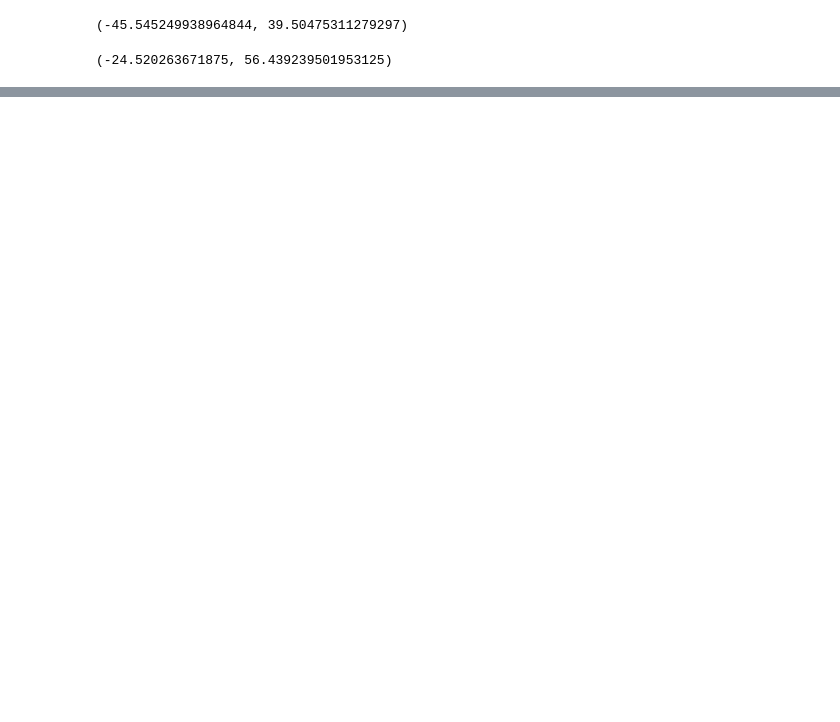
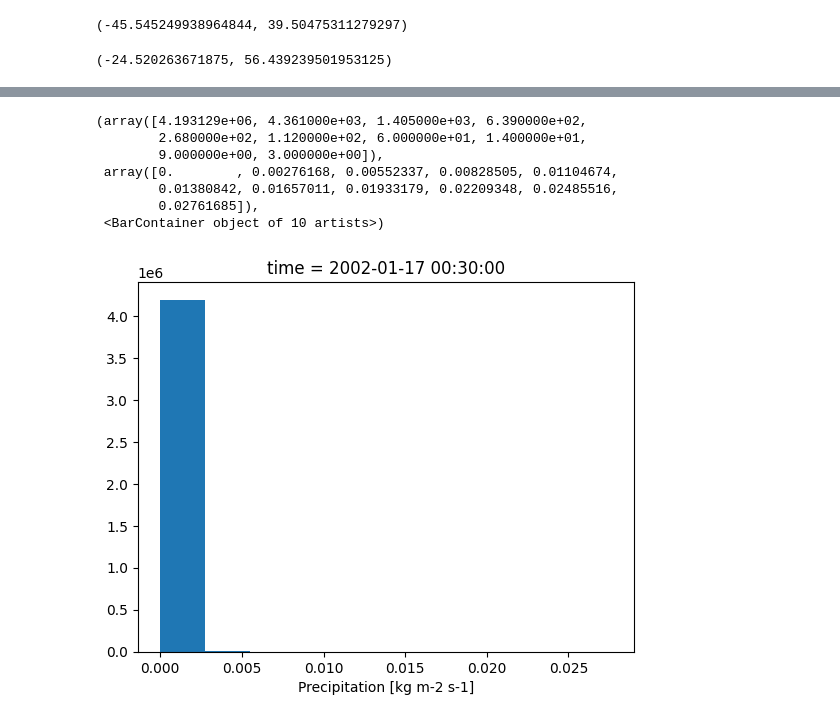
Before and after one commit to MetOffice/ai4c_hackathon, a Jupyter notebook: notebooks/cp4a_exploration.ipynb, the cells around one changed output, grey strips where cells are left out. Cells and saved outputs as stored; diff of their text form; code cells hidden in the pictures; blank space fills up the shorter version.

```diff
--- a/notebooks/cp4a_exploration.ipynb
+++ b/notebooks/cp4a_exploration.ipynb
@@ -112,0 +214,11 @@ FileNotFoundError: [Errno 2] No such file or directory: '/gws/pw/j25/cp4a/HadGEM
+# %%
+pr_ds['pr'].loc['2002-01-17 00:30'][0].plot.hist()
+# %% [output]
+(array([4.193129e+06, 4.361000e+03, 1.405000e+03, 6.390000e+02,
+        2.680000e+02, 1.120000e+02, 6.000000e+01, 1.400000e+01,
+        9.000000e+00, 3.000000e+00]),
+ array([0.        , 0.00276168, 0.00552337, 0.00828505, 0.01104674,
+        0.01380842, 0.01657011, 0.01933179, 0.02209348, 0.02485516,
+        0.02761685]),
+ <BarContainer object of 10 artists>)
+[figure, added]
```
Also changed, not shown: parts of 24 cells of this notebook.
